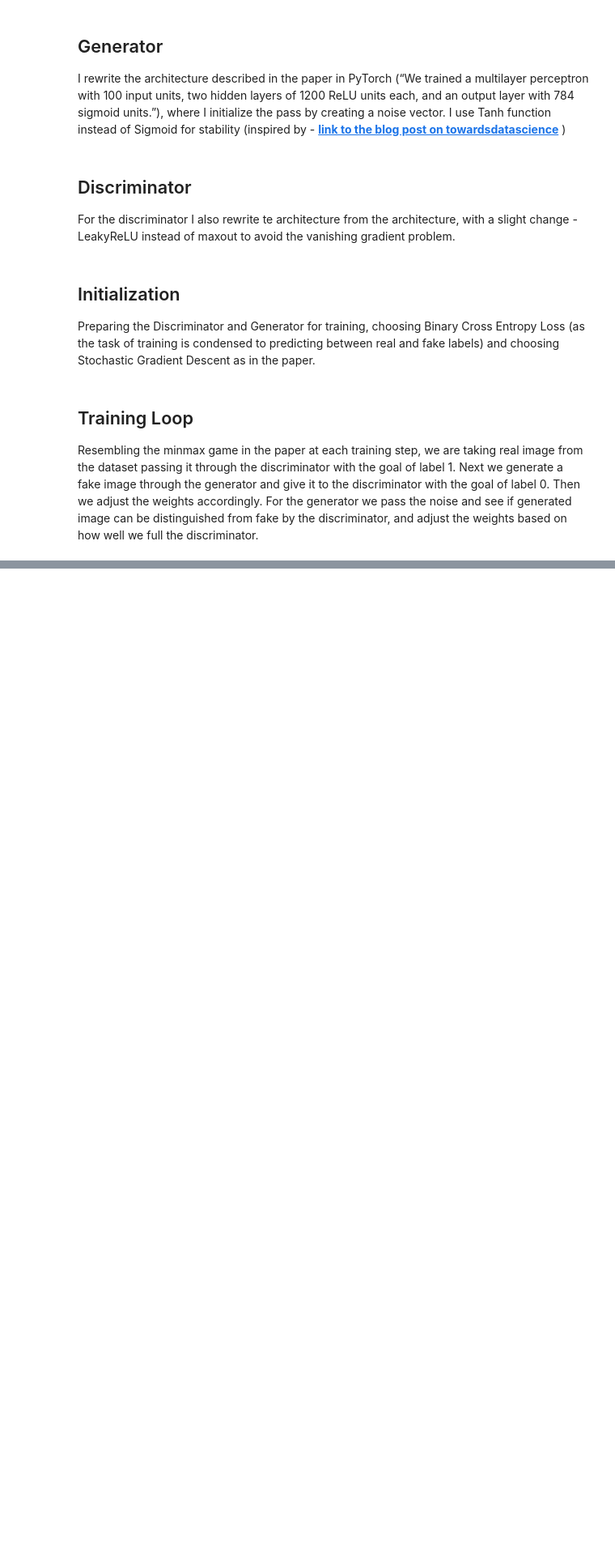
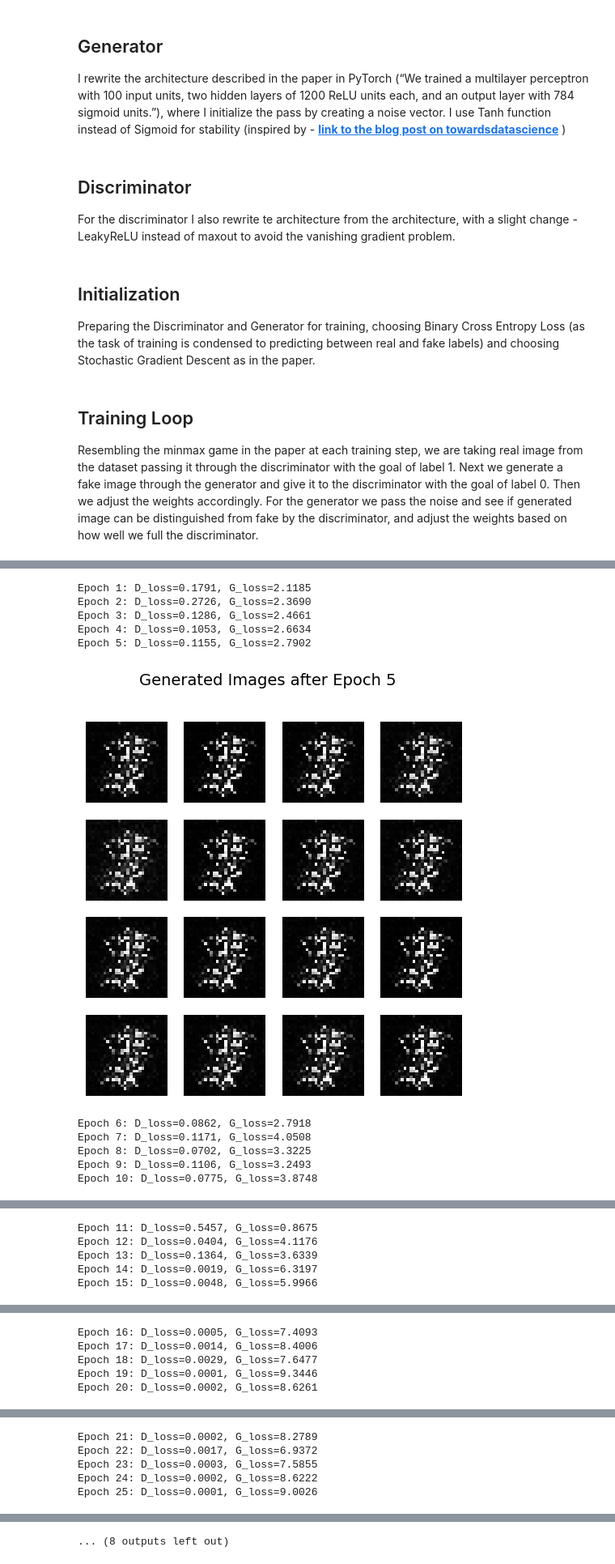
Before and after one commit to janbura/Generative-Adverserial-Network-in-PyTorch, a Jupyter notebook: test.ipynb, the cells around one changed output, grey strips where cells are left out. Shown at 81% size. Cells and saved outputs as stored; diff of their text form; code cells hidden in the pictures; blank space fills up the shorter version.

```diff
--- a/test.ipynb
+++ b/test.ipynb
@@ -119,0 +173,22 @@ for epoch in range(1, num_epochs + 1):
+# %%
+device = torch.device("cpu")
+G = Generator(noise_dim=100).to(device)
+D = Discriminator().to(device)
+
+criterion = nn.BCELoss()
+optimD = optim.SGD(D.parameters(), lr = 0.01, momentum = 0.5)
+optimG = optim.SGD(G.parameters(), lr = 0.01, momentum = 0.5)
+
+training()
+# %% [output]
+Epoch 1: D_loss=0.1791, G_loss=2.1185
+Epoch 2: D_loss=0.2726, G_loss=2.3690
+Epoch 3: D_loss=0.1286, G_loss=2.4661
+Epoch 4: D_loss=0.1053, G_loss=2.6634
+Epoch 5: D_loss=0.1155, G_loss=2.7902
+[figure, added]
+Epoch 6: D_loss=0.0862, G_loss=2.7918
+Epoch 7: D_loss=0.1171, G_loss=4.0508
+Epoch 8: D_loss=0.0702, G_loss=3.3225
+Epoch 9: D_loss=0.1106, G_loss=3.2493
+Epoch 10: D_loss=0.0775, G_loss=3.8748
@@ -119,0 +196,5 @@ for epoch in range(1, num_epochs + 1):
+Epoch 11: D_loss=0.5457, G_loss=0.8675
+Epoch 12: D_loss=0.0404, G_loss=4.1176
+Epoch 13: D_loss=0.1364, G_loss=3.6339
+Epoch 14: D_loss=0.0019, G_loss=6.3197
+Epoch 15: D_loss=0.0048, G_loss=5.9966
@@ -119,0 +202,5 @@ for epoch in range(1, num_epochs + 1):
+Epoch 16: D_loss=0.0005, G_loss=7.4093
+Epoch 17: D_loss=0.0014, G_loss=8.4006
+Epoch 18: D_loss=0.0029, G_loss=7.6477
+Epoch 19: D_loss=0.0001, G_loss=9.3446
+Epoch 20: D_loss=0.0002, G_loss=8.6261
@@ -119,0 +208,5 @@ for epoch in range(1, num_epochs + 1):
+Epoch 21: D_loss=0.0002, G_loss=8.2789
+Epoch 22: D_loss=0.0017, G_loss=6.9372
+Epoch 23: D_loss=0.0003, G_loss=7.5855
+Epoch 24: D_loss=0.0002, G_loss=8.6222
+Epoch 25: D_loss=0.0001, G_loss=9.0026
@@ -119,0 +220 @@ for epoch in range(1, num_epochs + 1):
+... (8 outputs left out)
```
Also changed, not shown: parts of 6 cells of this notebook.
